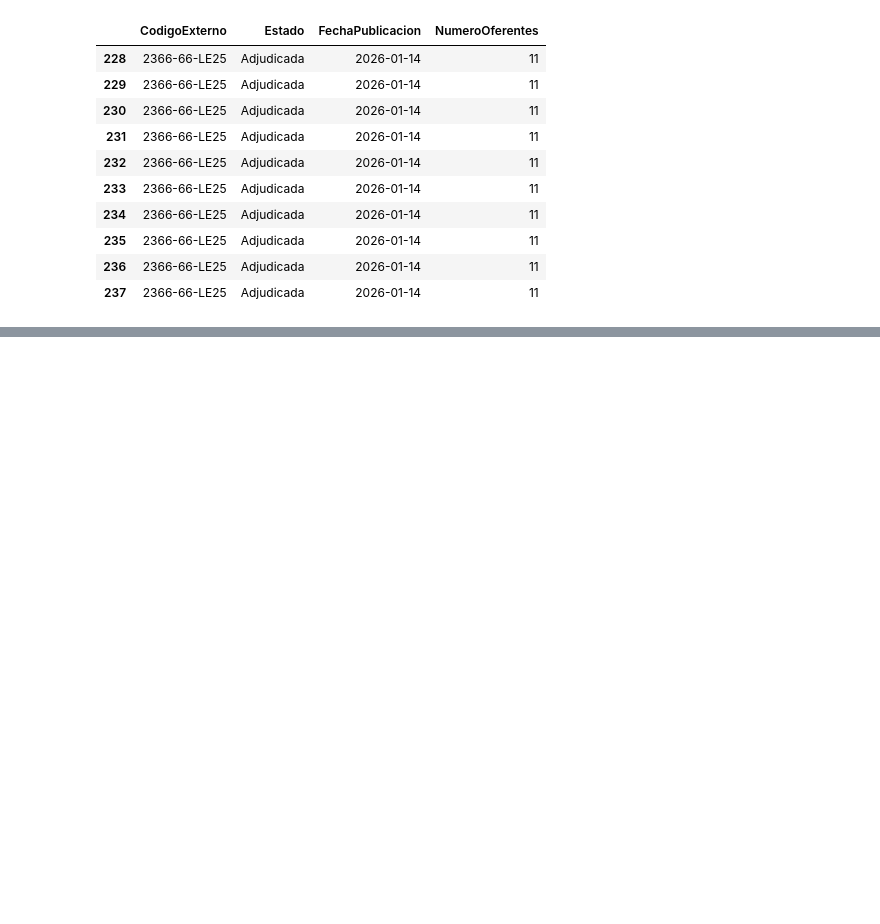
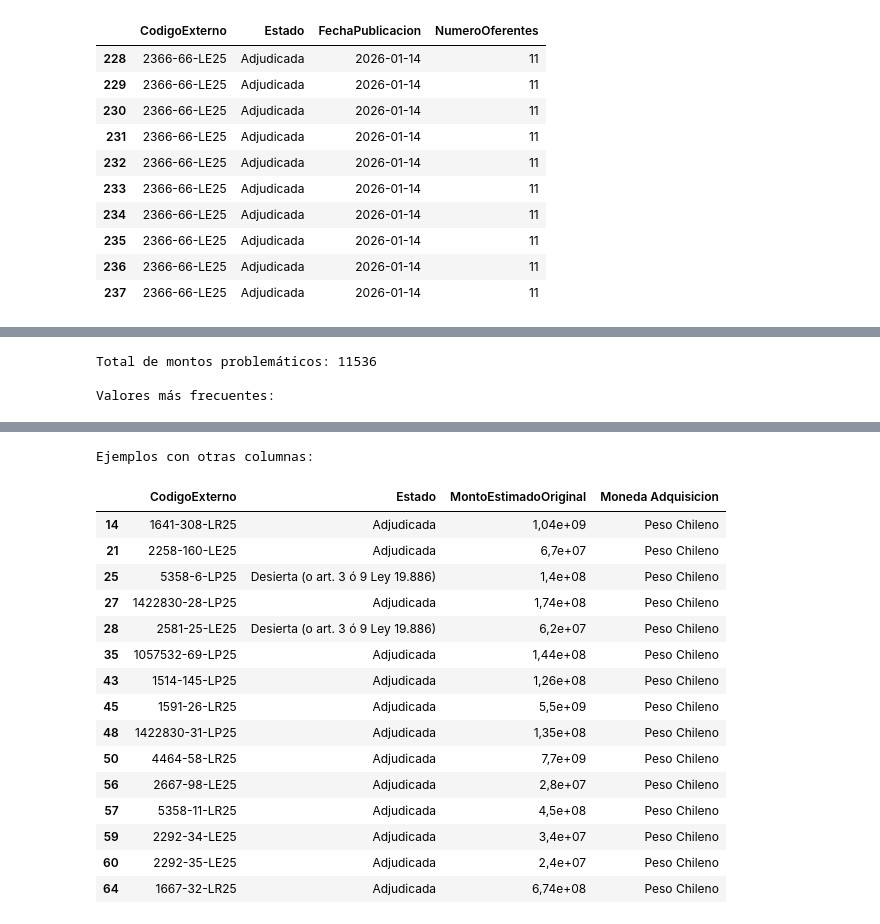
Before and after one commit to IgnacioCardenass/proyecto-grupo_1-mcdi500, a Jupyter notebook: F2/notebooks/Exploración_de_datos.ipynb, the cells around one changed output, grey strips where cells are left out. Drawn from its saved outputs; the diff is of its cells as text; code cells hidden in the pictures; blank space fills up the shorter version.

```diff
--- a/F2/notebooks/Exploración_de_datos.ipynb
+++ b/F2/notebooks/Exploración_de_datos.ipynb
@@ -199,0 +635,17 @@ Cantidad de registros: 222
+# %%
+
+# Normalizar columnas de texto
+
+columnas_texto = df_limpio.select_dtypes(
+    include=["object", "string"]
+).columns
+
+for columna in columnas_texto:
+    df_limpio[columna] = (
+        df_limpio[columna]
+        .astype("string")
+        .str.strip()
+        .replace("", pd.NA)
+    )
+
+print("Columnas de texto normalizadas")
@@ -199,0 +1015,34 @@ Cantidad de registros: 222
+# %%
+
+# Analizar los valores originales de los montos inválidos
+
+montos_problematicos = df_modelo.loc[
+    monto_invalido,
+    "MontoEstimadoOriginal"
+]
+
+print("Total de montos problemáticos:", len(montos_problematicos))
+
+print("\nValores más frecuentes:")
+display(
+    montos_problematicos.value_counts(
+        dropna=False
+    ).head(20)
+)
+
+print("\nEjemplos con otras columnas:")
+display(
+    df_modelo.loc[
+        monto_invalido,
+        [
+            "CodigoExterno",
+            "Estado",
+            "MontoEstimadoOriginal",
+            "Moneda Adquisicion"
+        ]
+    ].head(15)
+)
+# %% [output]
+Total de montos problemáticos: 11536
+
+Valores más frecuentes:
@@ -199,0 +1066,17 @@ Cantidad de registros: 222
+Ejemplos con otras columnas:
+|  | CodigoExterno | Estado | MontoEstimadoOriginal | Moneda Adquisicion |
+| 14 | 1641-308-LR25 | Adjudicada | 1,04e+09 | Peso Chileno |
+| 21 | 2258-160-LE25 | Adjudicada | 6,7e+07 | Peso Chileno |
+| 25 | 5358-6-LP25 | Desierta (o art. 3 ó 9 Ley 19.886) | 1,4e+08 | Peso Chileno |
+| 27 | 1422830-28-LP25 | Adjudicada | 1,74e+08 | Peso Chileno |
+| 28 | 2581-25-LE25 | Desierta (o art. 3 ó 9 Ley 19.886) | 6,2e+07 | Peso Chileno |
+| 35 | 1057532-69-LP25 | Adjudicada | 1,44e+08 | Peso Chileno |
+| 43 | 1514-145-LP25 | Adjudicada | 1,26e+08 | Peso Chileno |
+| 45 | 1591-26-LR25 | Adjudicada | 5,5e+09 | Peso Chileno |
+| 48 | 1422830-31-LP25 | Adjudicada | 1,35e+08 | Peso Chileno |
+| 50 | 4464-58-LR25 | Adjudicada | 7,7e+09 | Peso Chileno |
+| 56 | 2667-98-LE25 | Adjudicada | 2,8e+07 | Peso Chileno |
+| 57 | 5358-11-LR25 | Adjudicada | 4,5e+08 | Peso Chileno |
+| 59 | 2292-34-LE25 | Adjudicada | 3,4e+07 | Peso Chileno |
+| 60 | 2292-35-LE25 | Adjudicada | 2,4e+07 | Peso Chileno |
+| 64 | 1667-32-LR25 | Adjudicada | 6,74e+08 | Peso Chileno |
```
Also changed, not shown: parts of 80 cells of this notebook.
